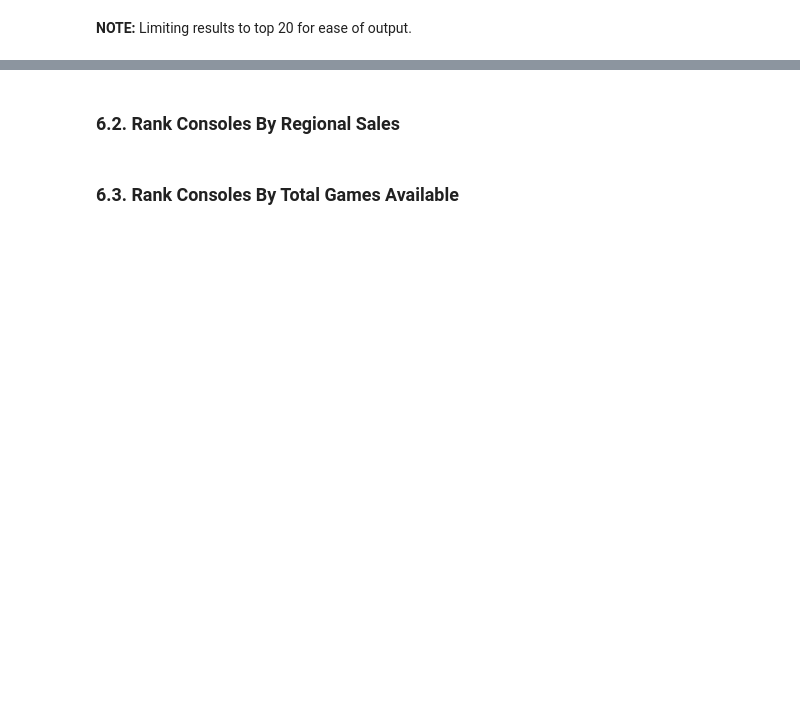
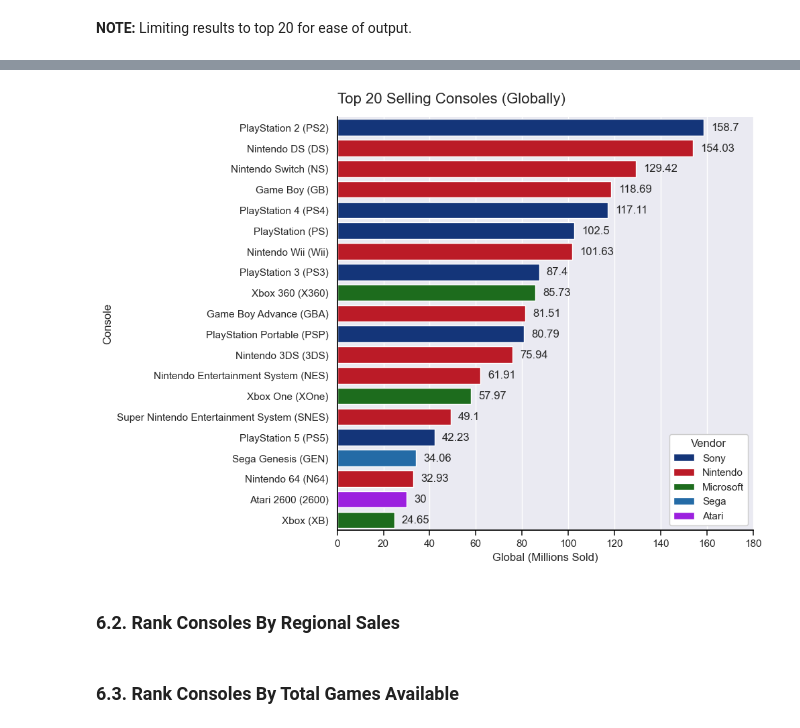
Before and after one commit to York13Pud/data-analytics-portfolio, a Jupyter notebook: video-game-console-sales/analysis.ipynb, the cells around one changed output, grey strips where cells are left out. Saved outputs shown, nothing was run; the diff lists cells and outputs as text; code cells hidden in the pictures; blank space fills up the shorter version.

Commit message:
Moved code for barplot to module

```diff
--- a/video-game-console-sales/analysis.ipynb
+++ b/video-game-console-sales/analysis.ipynb
@@ -286,3 +239,15 @@ plt.show()
+# %%
+sns_barplot_ax(data = global_sales,
+               x_axis = "global_millions",
+               x_axis_label = "Global (Millions Sold)",
+               x_axis_max_value = float(global_sales.global_millions.max()),
+               y_axis = "platform",
+               y_axis_label = "Console",
+               hue = "vendor",
+               pallette = colour_pallette,
+               title = "Top 20 Selling Consoles (Globally)");
+# %% [output]
+[figure, added]
 # %% [markdown]
 ### 6.2. Rank Consoles By Regional Sales
 # %% [markdown]
```
Also changed, not shown: parts of 8 cells of this notebook.
